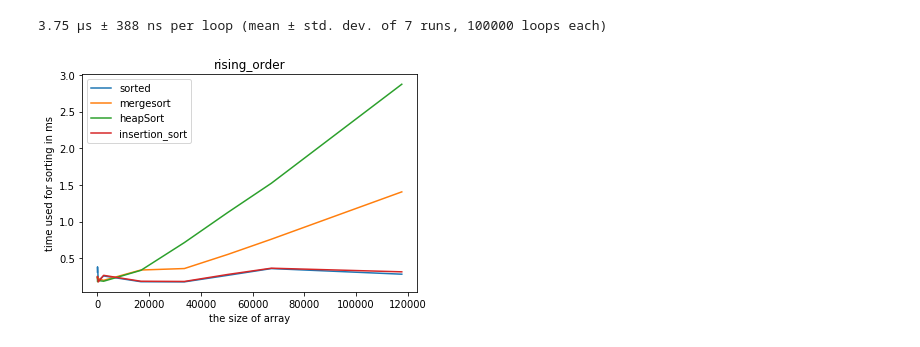
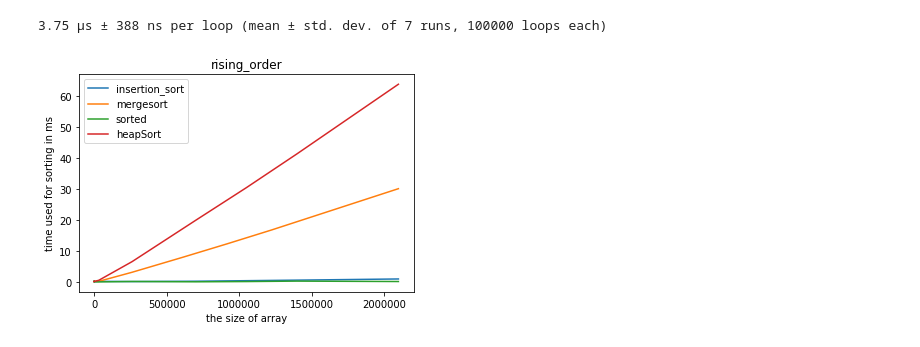
Before and after one commit to KajsaSivertsen/INF221_term_paper, a Jupyter notebook: Methods in Term Paper.ipynb, the cells around one changed output. Cells and saved outputs as stored; diff of their text form; code cells hidden in the pictures.

```diff
--- a/Methods in Term Paper.ipynb
+++ b/Methods in Term Paper.ipynb
@@ -267,2 +274,0 @@ time used  0.182242  0.329045  0.432396
-# %%
-simulate(heapSort, 4, 'rising order')
@@ -275,2 +274,0 @@ simulate(sort_quick, 4, 'rising order')
-# %%
-simulate(sorted, 4, 'rising order')
@@ -278,0 +275,2 @@ simulate(sorted, 4, 'rising order')
+# %%
+simulate(heapSort, 8, 'rising_order', 'C:/Users/kajsi/Documents/NMBU/Inf221/Semesteroppgave/')
@@ -278,0 +301,2 @@ simulate(sorted, 4, 'rising order')
+# %%
+simulate(sorted, 8, 'rising_order', 'C:/Users/kajsi/Documents/NMBU/Inf221/Semesteroppgave/')
@@ -287,6 +328,6 @@ simulate(sorted, 4, 'rising order')
 # %%
 %timeit insertion_sort(A)
 # %%
-plotting('C:/Users/kajsi/Documents/NMBU/Inf221/Semesteroppgave/', 7, 'rising_order', sorting_function1 = sorted, sorting_function2 = mergesort, sorting_function3 = heapSort, sorting_function4 = insertion_sort, sorting_function5 = None)
+plotting('C:/Users/kajsi/Documents/NMBU/Inf221/Semesteroppgave/', 8, 'rising_order', sorting_function1 = insertion_sort, sorting_function2 = mergesort, sorting_function3 = sorted, sorting_function4 = heapSort, sorting_function5 = None)
 # %% [output]
-[figure, old version]
+[figure, new version]
```
Also changed, not shown: parts of 11 cells of this notebook.
